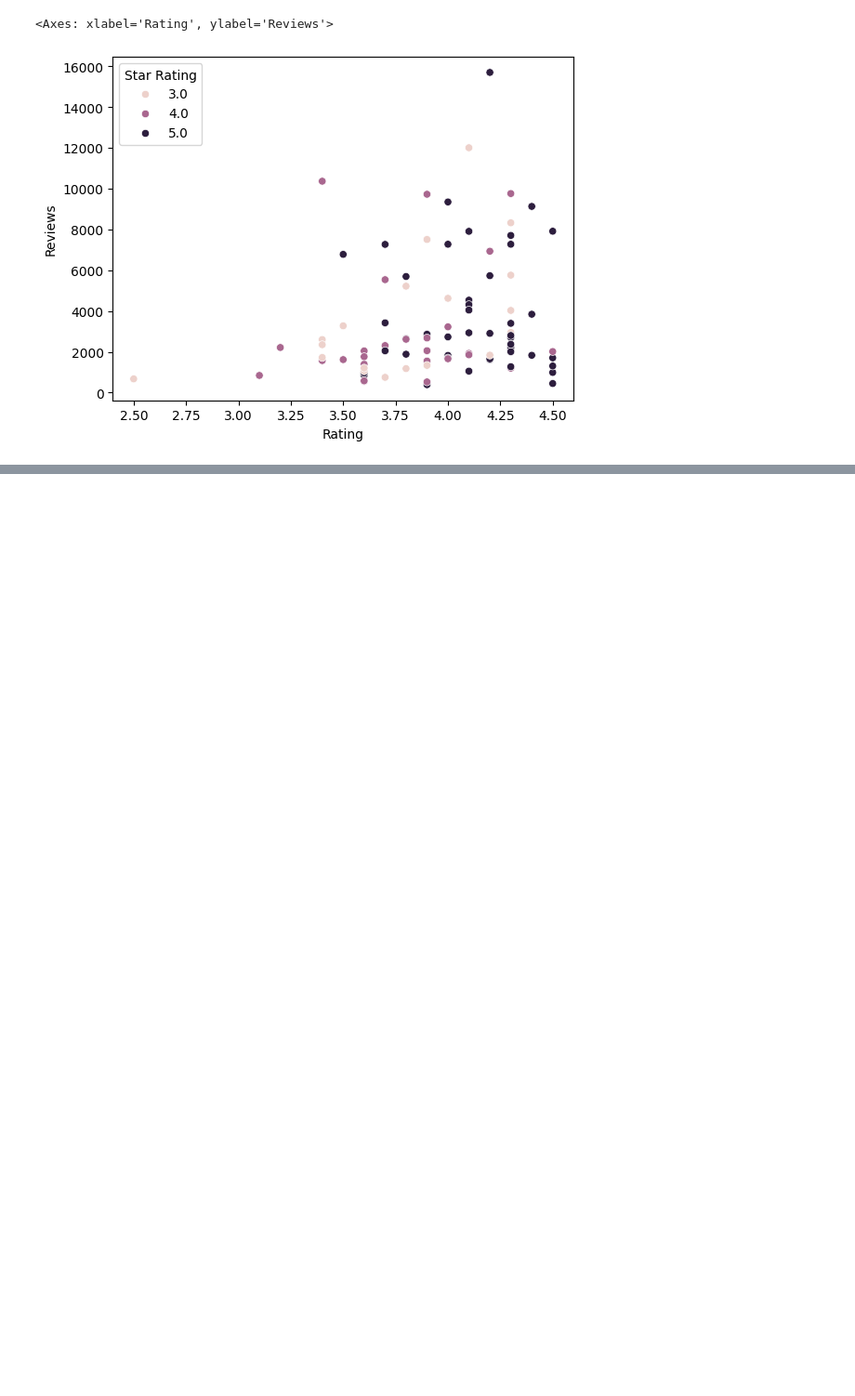
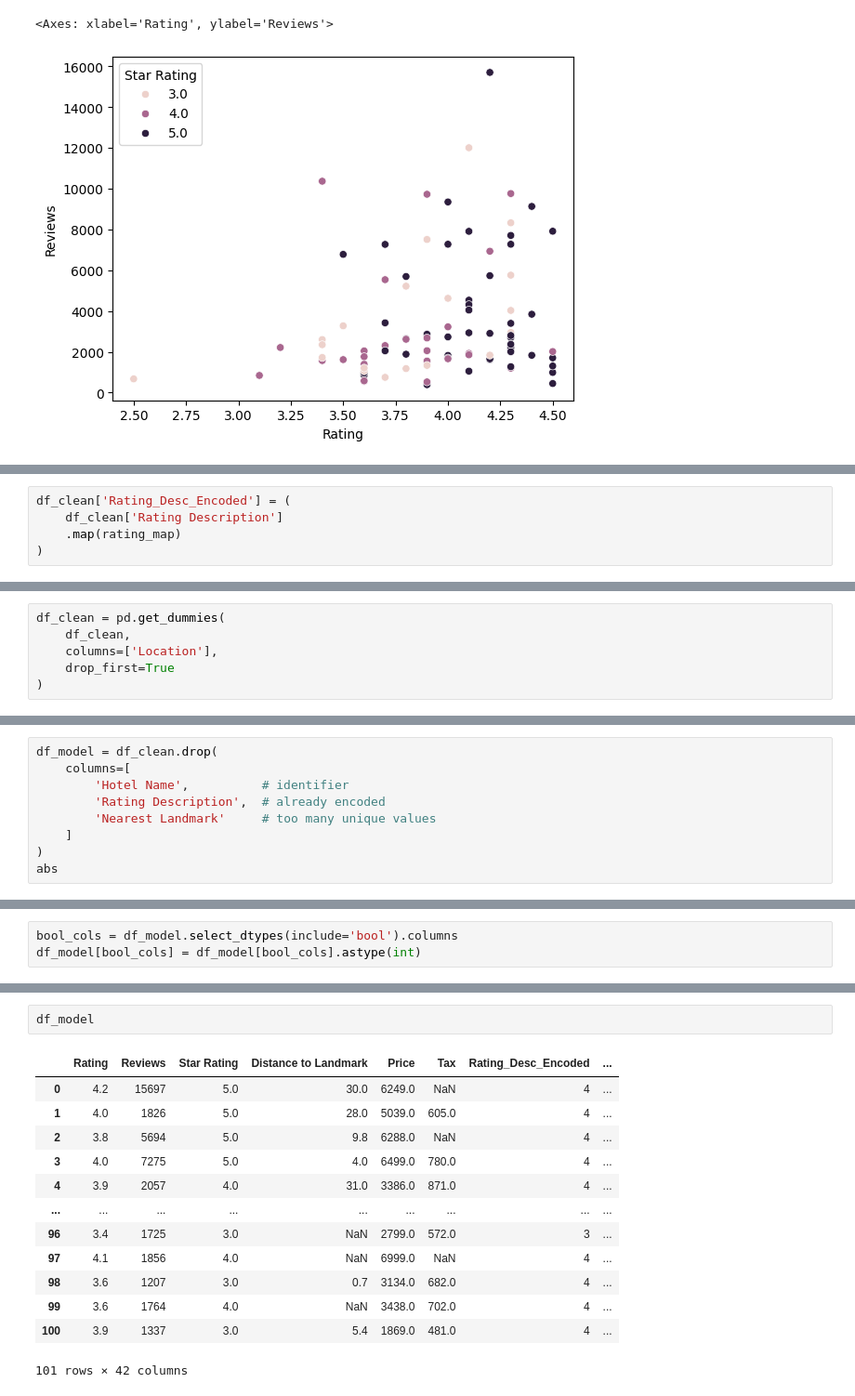
Before and after one commit to yashvikaushik/Artificial_Intelligence, a Jupyter notebook: SmartTravelRecomenderSyatem/Delhi_Hotel_EDA_and_Preprocessing.ipynb, the cells around one changed output, grey strips where cells are left out. Shown at 93% size. Saved outputs shown, nothing was run; the diff lists cells and outputs as text; blank space fills up the shorter version.

```diff
--- a/SmartTravelRecomenderSyatem/Delhi_Hotel_EDA_and_Preprocessing.ipynb
+++ b/SmartTravelRecomenderSyatem/Delhi_Hotel_EDA_and_Preprocessing.ipynb
@@ -113,0 +186,5 @@ sns.barplot(data=df,x=df['Rating'],y=df['Reviews'])
+# %%
+df_clean['Rating_Desc_Encoded'] = (
+    df_clean['Rating Description']
+    .map(rating_map)
+)
@@ -113,0 +212,6 @@ sns.barplot(data=df,x=df['Rating'],y=df['Reviews'])
+# %%
+df_clean = pd.get_dummies(
+    df_clean,
+    columns=['Location'],
+    drop_first=True
+)
@@ -113,0 +228,9 @@ sns.barplot(data=df,x=df['Rating'],y=df['Reviews'])
+# %%
+df_model = df_clean.drop(
+    columns=[
+        'Hotel Name',          # identifier
+        'Rating Description',  # already encoded
+        'Nearest Landmark'     # too many unique values
+    ]
+)
+abs
@@ -113,0 +259,3 @@ sns.barplot(data=df,x=df['Rating'],y=df['Reviews'])
+# %%
+bool_cols = df_model.select_dtypes(include='bool').columns
+df_model[bool_cols] = df_model[bool_cols].astype(int)
@@ -113,0 +292,16 @@ sns.barplot(data=df,x=df['Rating'],y=df['Reviews'])
+# %%
+df_model
+# %% [output]
+|  | Rating | Reviews | Star Rating | Distance to Landmark | Price | Tax | Rating_Desc_Encoded | ... |
+| 0 | 4.2 | 15697 | 5.0 | 30.0 | 6249.0 | NaN | 4 | ... |
+| 1 | 4.0 | 1826 | 5.0 | 28.0 | 5039.0 | 605.0 | 4 | ... |
+| 2 | 3.8 | 5694 | 5.0 | 9.8 | 6288.0 | NaN | 4 | ... |
+| 3 | 4.0 | 7275 | 5.0 | 4.0 | 6499.0 | 780.0 | 4 | ... |
+| 4 | 3.9 | 2057 | 4.0 | 31.0 | 3386.0 | 871.0 | 4 | ... |
+| ... | ... | ... | ... | ... | ... | ... | ... | ... |
+| 96 | 3.4 | 1725 | 3.0 | NaN | 2799.0 | 572.0 | 3 | ... |
+| 97 | 4.1 | 1856 | 4.0 | NaN | 6999.0 | NaN | 4 | ... |
+| 98 | 3.6 | 1207 | 3.0 | 0.7 | 3134.0 | 682.0 | 4 | ... |
+| 99 | 3.6 | 1764 | 4.0 | NaN | 3438.0 | 702.0 | 4 | ... |
+| 100 | 3.9 | 1337 | 3.0 | 5.4 | 1869.0 | 481.0 | 4 | ... |
+101 rows × 42 columns
```
Also changed, not shown: parts of 21 cells of this notebook, 5 other files.
